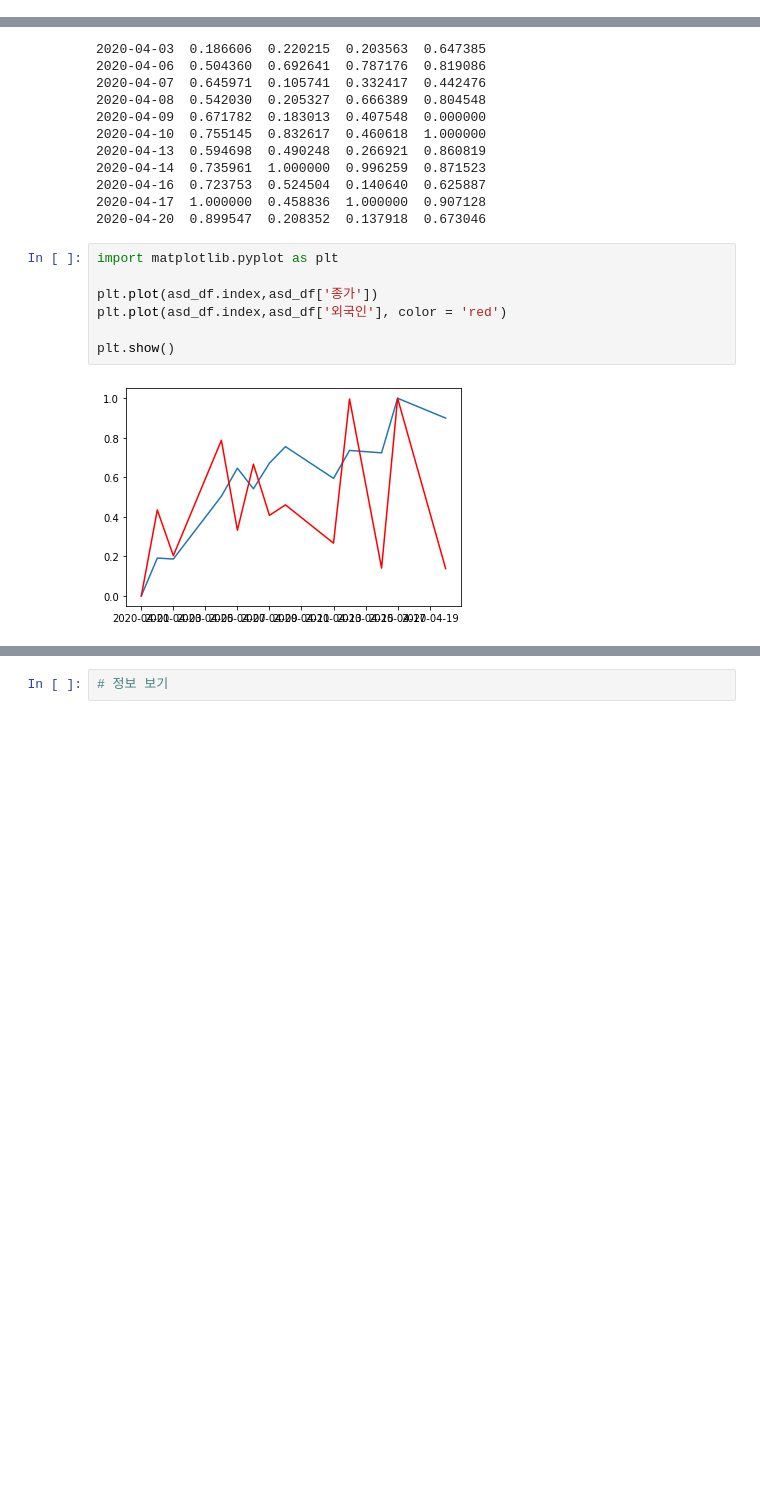
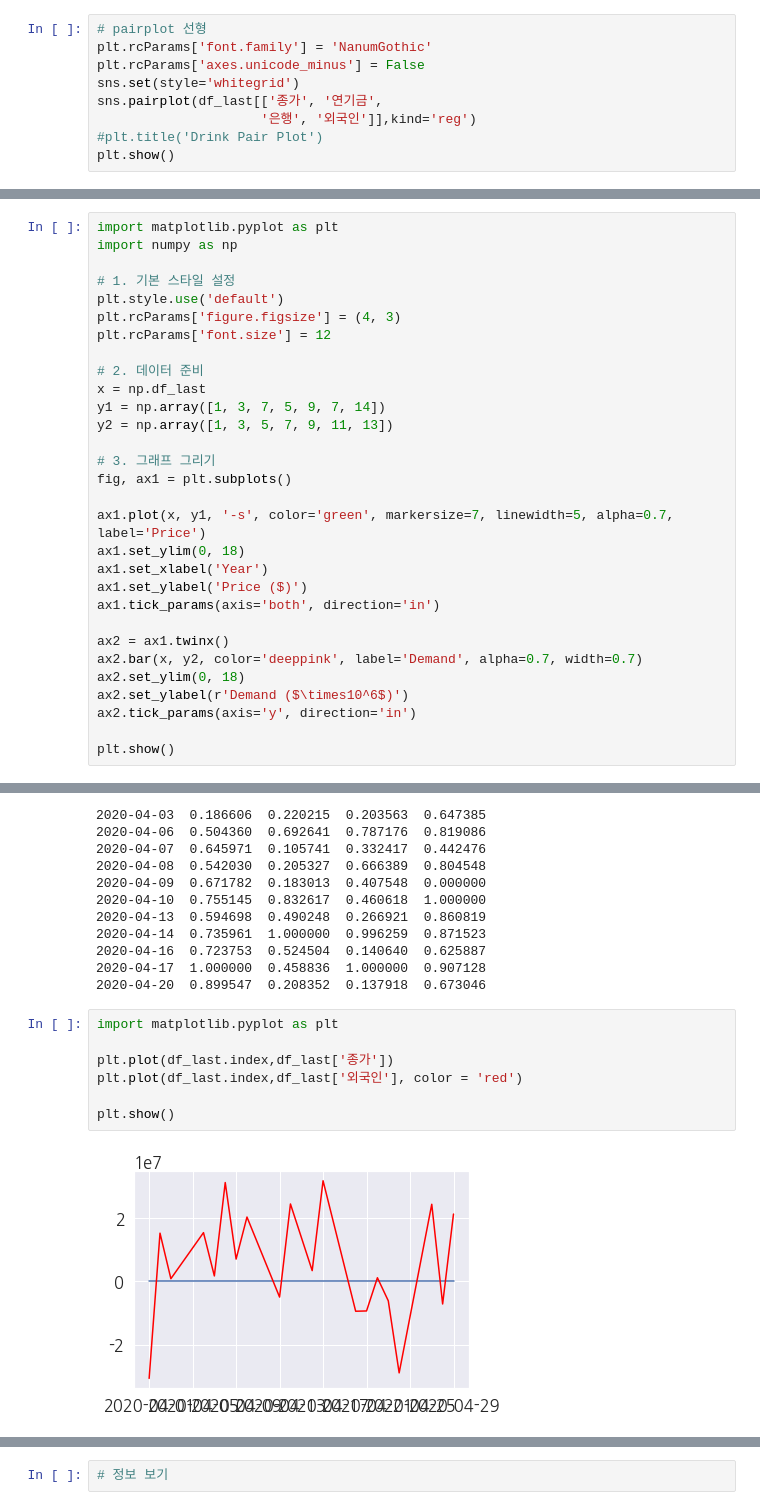
Before and after one commit to 8robbieboy8/GITHUB_TEST, a Jupyter notebook: 튜터링/pandas_study(튜터링)4.ipynb, the cells around one changed output, grey strips where cells are left out. Cells and saved outputs as stored; diff of their text form; blank space fills up the shorter version.

```diff
--- a/튜터링/pandas_study(튜터링)4.ipynb
+++ b/튜터링/pandas_study(튜터링)4.ipynb
@@ -1443,0 +1602,9 @@ plt.show()
+# %%
+# pairplot 선형
+plt.rcParams['font.family'] = 'NanumGothic'
+plt.rcParams['axes.unicode_minus'] = False
+sns.set(style='whitegrid')
+sns.pairplot(df_last[['종가', '연기금',
+                     '은행', '외국인']],kind='reg')
+#plt.title('Drink Pair Plot')
+plt.show()
@@ -1443,0 +1613,30 @@ plt.show()
+# %%
+import matplotlib.pyplot as plt
+import numpy as np
+
+# 1. 기본 스타일 설정
+plt.style.use('default')
+plt.rcParams['figure.figsize'] = (4, 3)
+plt.rcParams['font.size'] = 12
+
+# 2. 데이터 준비
+x = np.df_last
+y1 = np.array([1, 3, 7, 5, 9, 7, 14])
+y2 = np.array([1, 3, 5, 7, 9, 11, 13])
+
+# 3. 그래프 그리기
+fig, ax1 = plt.subplots()
+
+ax1.plot(x, y1, '-s', color='green', markersize=7, linewidth=5, alpha=0.7, label='Price')
+ax1.set_ylim(0, 18)
+ax1.set_xlabel('Year')
+ax1.set_ylabel('Price ($)')
+ax1.tick_params(axis='both', direction='in')
+
+ax2 = ax1.twinx()
+ax2.bar(x, y2, color='deeppink', label='Demand', alpha=0.7, width=0.7)
+ax2.set_ylim(0, 18)
+ax2.set_ylabel(r'Demand ($\times10^6$)')
+ax2.tick_params(axis='y', direction='in')
+
+plt.show()
@@ -1656,11 +1892,11 @@ print(asd_df)
 # %%
 import matplotlib.pyplot as plt
 
-plt.plot(asd_df.index,asd_df['종가'])
-plt.plot(asd_df.index,asd_df['외국인'], color = 'red')
+plt.plot(df_last.index,df_last['종가'])
+plt.plot(df_last.index,df_last['외국인'], color = 'red')
 
 plt.show()
 # %% [output]
-[figure, old version]
+[figure, new version]
 # %%
 # 연기금 칼럼 기준으로 내림차순 정렬하기
```
Also changed, not shown: parts of 16 cells of this notebook.
